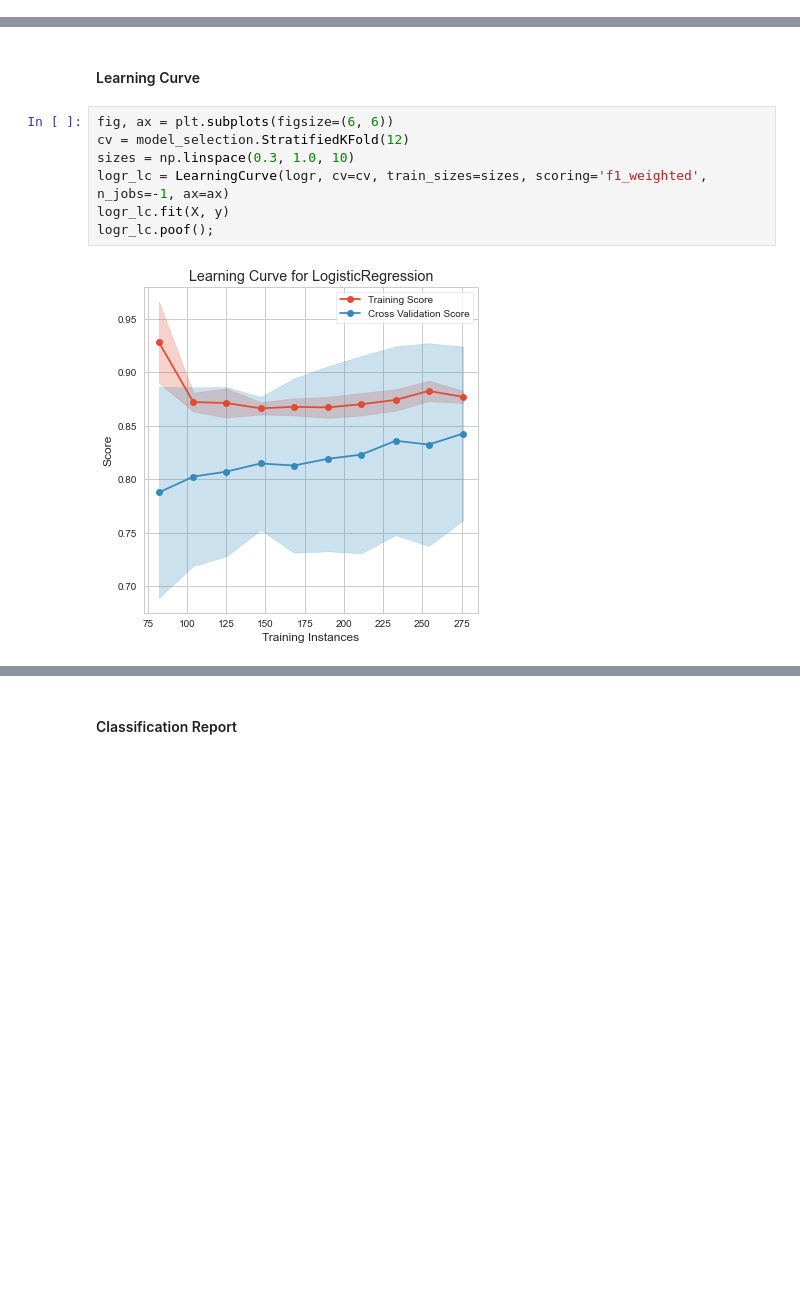
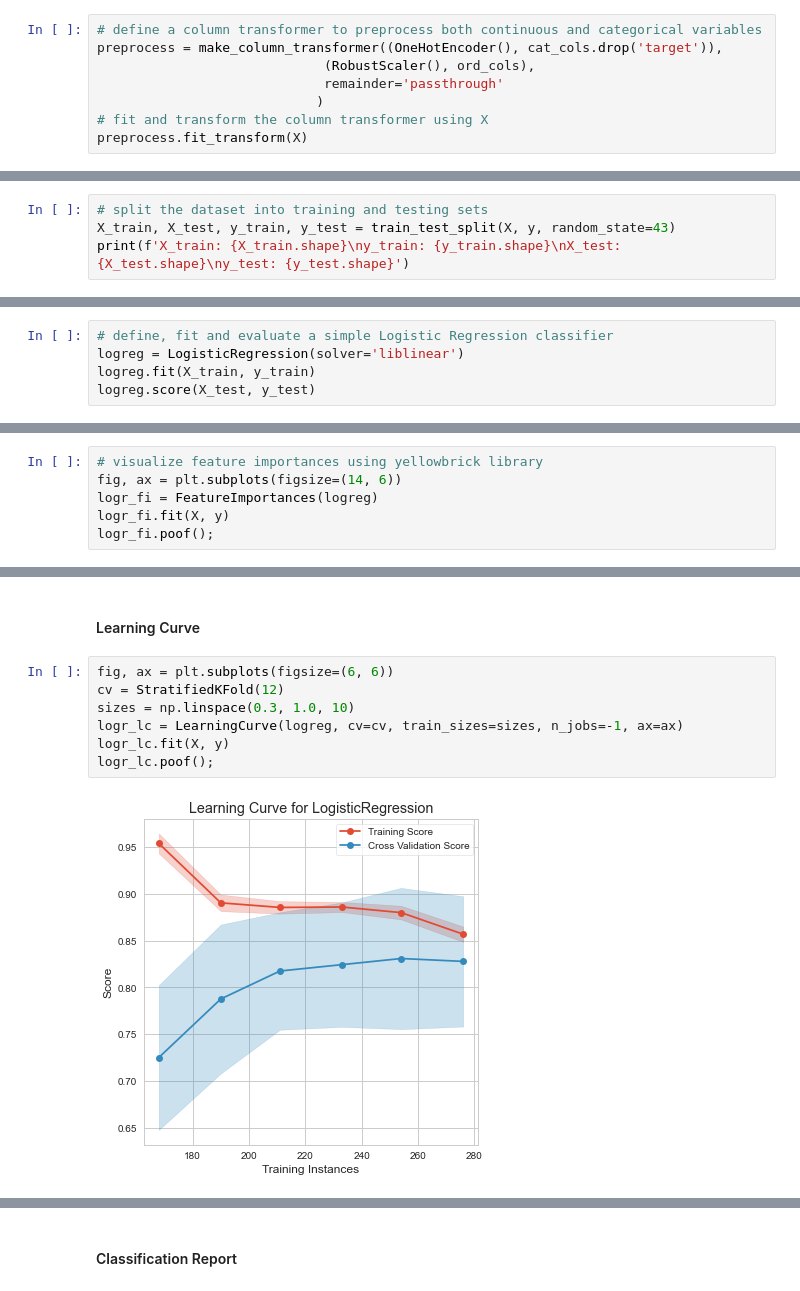
Before and after one commit to kovusseyit/Heart_UCI, a Jupyter notebook: heart_uci.ipynb, the cells around one changed output, grey strips where cells are left out. Saved outputs shown, nothing was run; the diff lists cells and outputs as text; blank space fills up the shorter version.

```diff
--- a/heart_uci.ipynb
+++ b/heart_uci.ipynb
@@ -592,0 +434,8 @@ logr_fi.poof();
+# %%
+# define a column transformer to preprocess both continuous and categorical variables
+preprocess = make_column_transformer((OneHotEncoder(), cat_cols.drop('target')),
+                             (RobustScaler(), ord_cols),
+                             remainder='passthrough'
+                            )
+# fit and transform the column transformer using X
+preprocess.fit_transform(X)
@@ -592,0 +456,4 @@ logr_fi.poof();
+# %%
+# split the dataset into training and testing sets
+X_train, X_test, y_train, y_test = train_test_split(X, y, random_state=43)
+print(f'X_train: {X_train.shape}\ny_train: {y_train.shape}\nX_test: {X_test.shape}\ny_test: {y_test.shape}')
@@ -592,0 +593,5 @@ logr_fi.poof();
+# %%
+# define, fit and evaluate a simple Logistic Regression classifier
+logreg = LogisticRegression(solver='liblinear')
+logreg.fit(X_train, y_train)
+logreg.score(X_test, y_test)
@@ -592,0 +623,6 @@ logr_fi.poof();
+# %%
+# visualize feature importances using yellowbrick library
+fig, ax = plt.subplots(figsize=(14, 6))
+logr_fi = FeatureImportances(logreg)
+logr_fi.fit(X, y)
+logr_fi.poof();
@@ -621,13 +683,13 @@ logr_roc.poof();
 #### Learning Curve
 # %%
 fig, ax = plt.subplots(figsize=(6, 6))
-cv = model_selection.StratifiedKFold(12)
+cv = StratifiedKFold(12)
 sizes = np.linspace(0.3, 1.0, 10)
-logr_lc = LearningCurve(logr, cv=cv, train_sizes=sizes, scoring='f1_weighted', n_jobs=-1, ax=ax)
+logr_lc = LearningCurve(logreg, cv=cv, train_sizes=sizes, n_jobs=-1, ax=ax)
 logr_lc.fit(X, y)
 logr_lc.poof();
 # %% [output]
-[figure, old version]
+[figure, new version]
 # %% [markdown]
 **Inference:**
 
```
Also changed, not shown: parts of 165 cells of this notebook.
